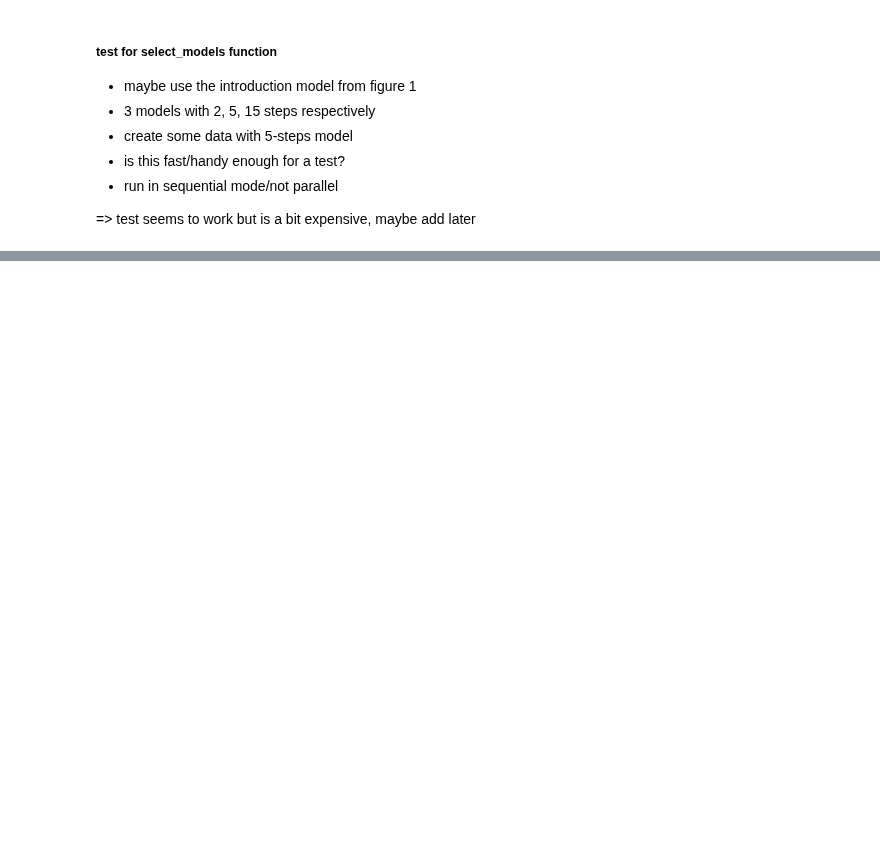
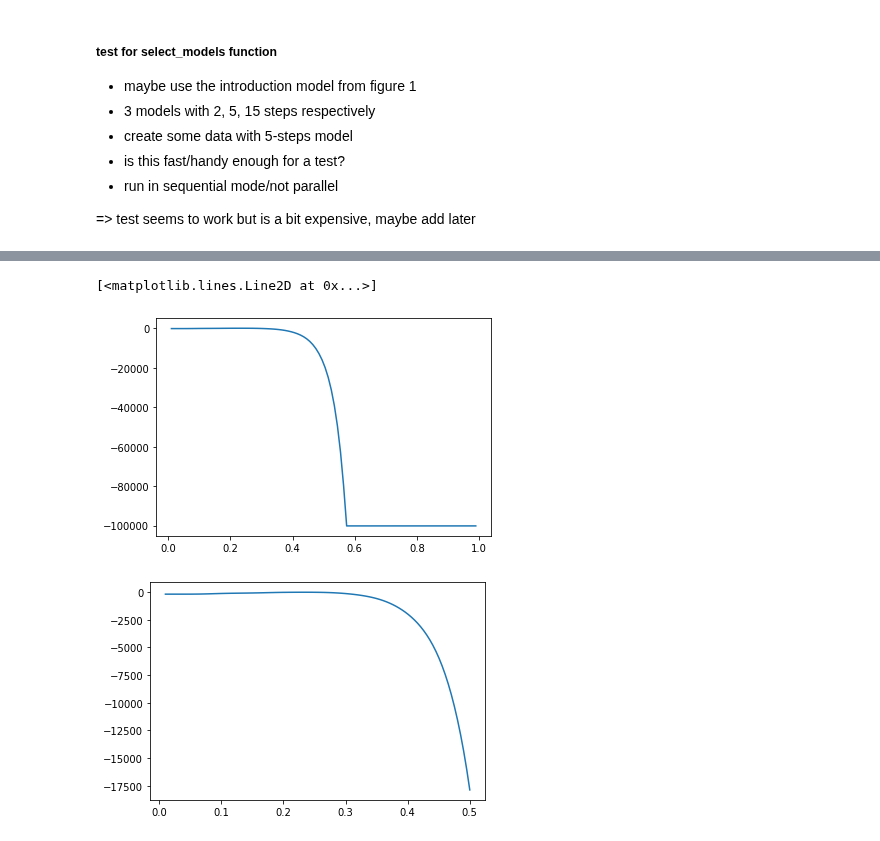
Before and after one commit to mauricelanghinrichs/memocell, a Jupyter notebook: paper/ex_docs_tests.ipynb, the cells around one changed output, grey strips where cells are left out. Cells and saved outputs as stored; diff of their text form; code cells hidden in the pictures; blank space fills up the shorter version.

```diff
--- a/paper/ex_docs_tests.ipynb
+++ b/paper/ex_docs_tests.ipynb
@@ -103,0 +246,26 @@ me.plots.est_corner_kernel_plot(est_res[2])
+# %%
+# check some likelihoods manually
+initial_values = {'X_t': 1}
+theta_values = {'l': 0.22}
+time_values = np.array([0.0, 10.0])
+variables = {'X_t': ('X_t', )}
+
+# warning
+plt.figure()
+x_vals = np.linspace(0.01, 0.99, num=100, endpoint=True)
+plt.plot(x_vals, np.array([est.log_likelihood(np.array([x]),
+                initial_values, time_values, variables,
+               data.data_mean, data.data_variance,
+                data.data_covariance) for x in x_vals]))
+
+# no warning
+plt.figure()
+x_vals = np.linspace(0.01, 0.5, num=100, endpoint=True)
+plt.plot(x_vals, np.array([est.log_likelihood(np.array([x]),
+                initial_values, time_values, variables,
+               data.data_mean, data.data_variance,
+                data.data_covariance) for x in x_vals]))
+# %% [output]
+[<matplotlib.lines.Line2D at 0x...>]
+[figure, added]
+[figure, added]
```
Also changed, not shown: parts of 37 cells of this notebook, 2 other files.
